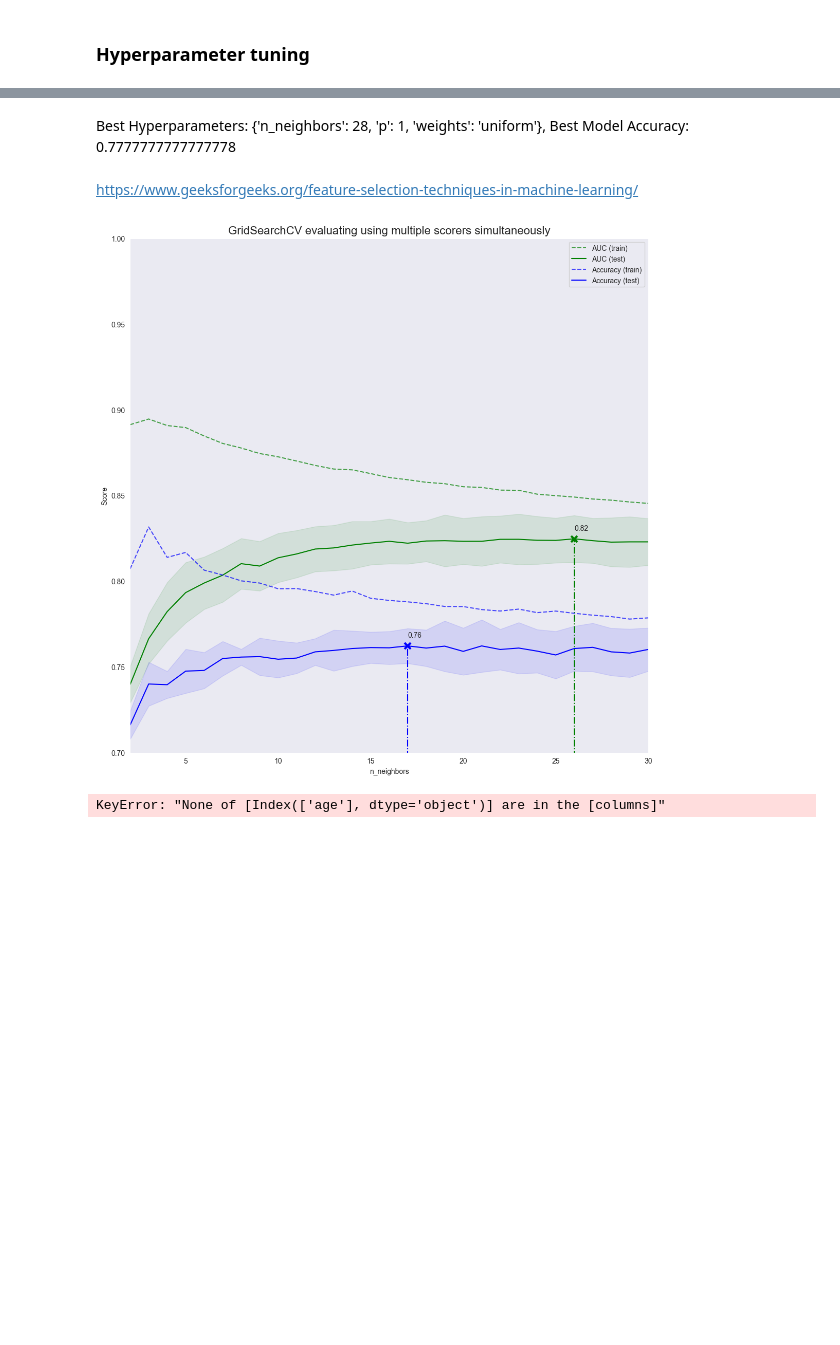
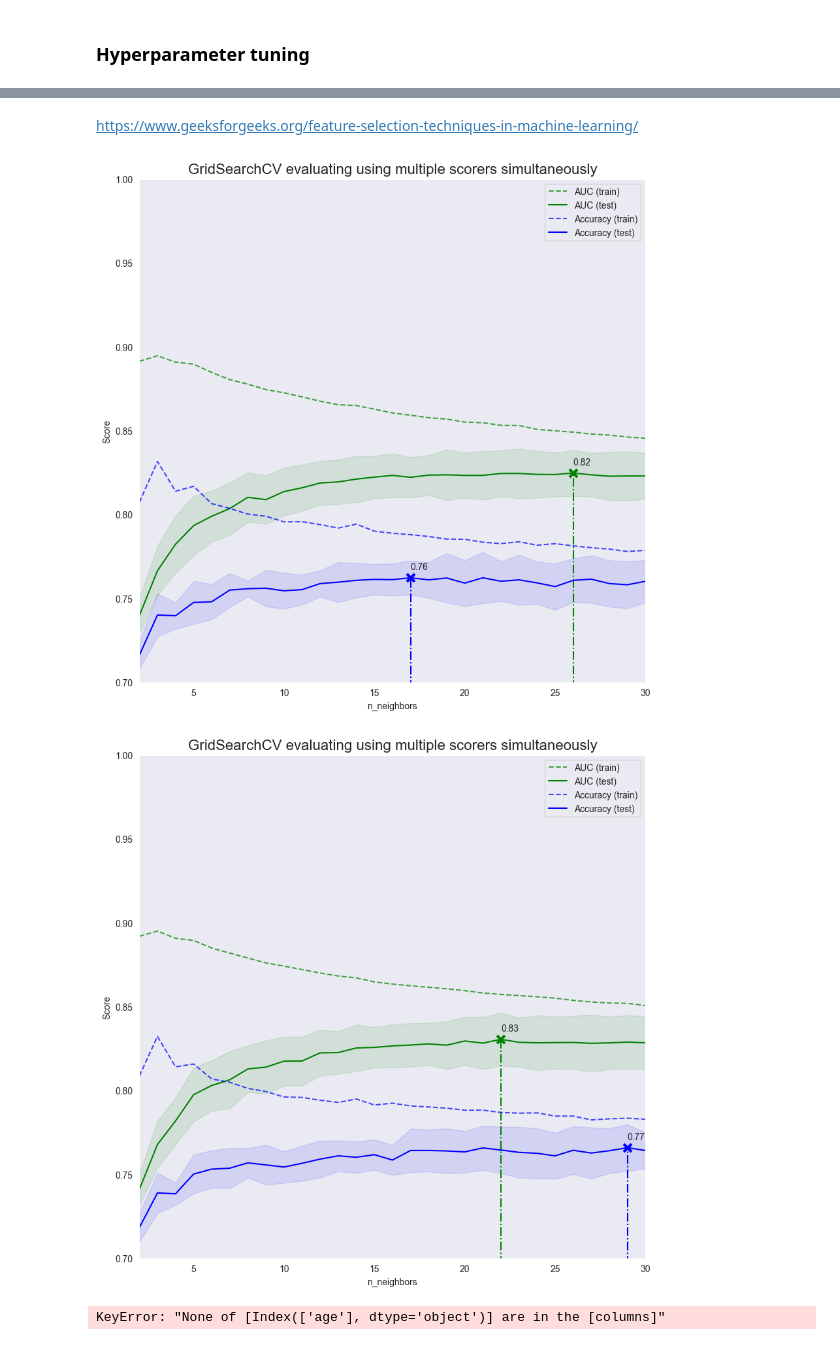
Before and after one commit to MaksimKarnaukh/DataMining, a Jupyter notebook: Assignment2/src/model_knn.ipynb, the cells around one changed output, grey strips where cells are left out. Drawn from its saved outputs; the diff is of its cells as text; code cells hidden in the pictures; blank space fills up the shorter version.

Commit message:
extra multi metric plot

```diff
--- a/Assignment2/src/model_knn.ipynb
+++ b/Assignment2/src/model_knn.ipynb
@@ -100,24 +92,26 @@ Fitting 5 folds for each of 116 candidates, totalling 580 fits
 Best Hyperparameters: {'n_neighbors': 29, 'p': 1, 'weights': 'uniform'}
 Best Model: KNeighborsClassifier(n_neighbors=29, p=1)
 Best Model Accuracy: 0.7761111111111111
-# %% [markdown]
-Best Hyperparameters: {'n_neighbors': 28, 'p': 1, 'weights': 'uniform'}, Best Model Accuracy: 0.7777777777777778
 # %% [markdown]
 https://www.geeksforgeeks.org/feature-selection-techniques-in-machine-learning/
 # %%
 is_multi_metric_cv = True
 if is_multi_metric_cv:
     # Define the scorers
     scoring = {"AUC": "roc_auc", "Accuracy": make_scorer(accuracy_score)}
 
     n_neighbours_param_min = 2
     n_neighbours_param_max = 31
     param_grid = {"n_neighbors": range(n_neighbours_param_min, n_neighbours_param_max, 1)}
 
-    results = multi_metric_cv(KNeighborsClassifier(), scoring, X_train, y_train, param_grid)
+    results = multi_metric_cv(KNeighborsClassifier(p=2), scoring, X_train, y_train, param_grid)
     plot_multi_score_cv_results("n_neighbors", n_neighbours_param_min, n_neighbours_param_max, 0.7, 1, results, "param_n_neighbors", int, scoring)
+
+    results = multi_metric_cv(KNeighborsClassifier(p=1), scoring, X_train, y_train, param_grid)
+    plot_multi_score_cv_results("n_neighbors", n_neighbours_param_min, n_neighbours_param_max, 0.7, 1, results, "param_n_neighbors", int, scoring)
 # %% [output]
-[figure, old version]
+[figure, new version]
+[figure, added]
 # %%
 # Forward feature selection with hyperparameter tuning
 if True:
```
Also changed, not shown: parts of 3 cells of this notebook, 1 other file.
